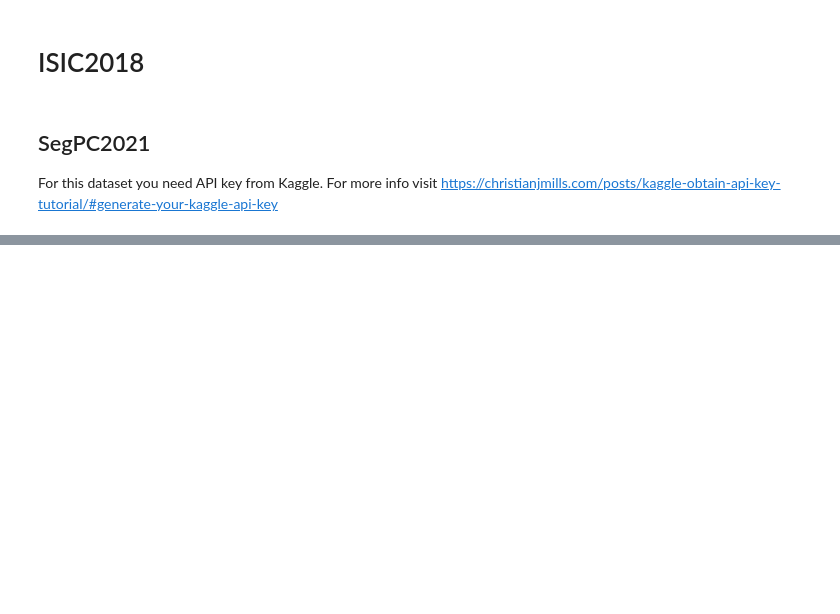
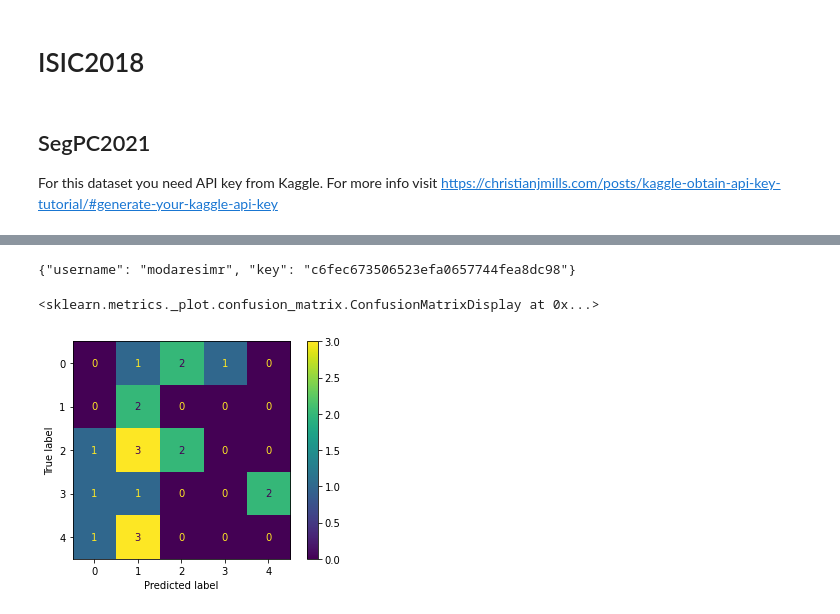
Before and after one commit to modaresimr/adaptive_mis, a Jupyter notebook: notebooks/0-DownloadDatasets.ipynb, the cells around one changed output, grey strips where cells are left out. Cells and saved outputs as stored; diff of their text form; code cells hidden in the pictures; blank space fills up the shorter version.

```diff
--- a/notebooks/0-DownloadDatasets.ipynb
+++ b/notebooks/0-DownloadDatasets.ipynb
@@ -51,0 +86,16 @@ folder='../datasets/SegPC2021'
+# %%
+p=os.path.expanduser("~\.kaggle\kaggle.json")
+!type $p
+# %% [output]
+{"username": "modaresimr", "key": "c6fec673506523efa0657744fea8dc98"}
+# %%
+from sklearn.metrics import ConfusionMatrixDisplay
+from torch import randint
+from torchmetrics import F1Score
+from torchmetrics.classification import ConfusionMatrix
+metric = ConfusionMatrix(num_classes=5)
+metric.update(randint(5, (20,)), randint(5, (20,)))
+ConfusionMatrixDisplay(metric.compute().numpy()).plot()
+# %% [output]
+<sklearn.metrics._plot.confusion_matrix.ConfusionMatrixDisplay at 0x...>
+[figure, added]
```
Also changed, not shown: parts of 4 cells of this notebook, 5 other files.
